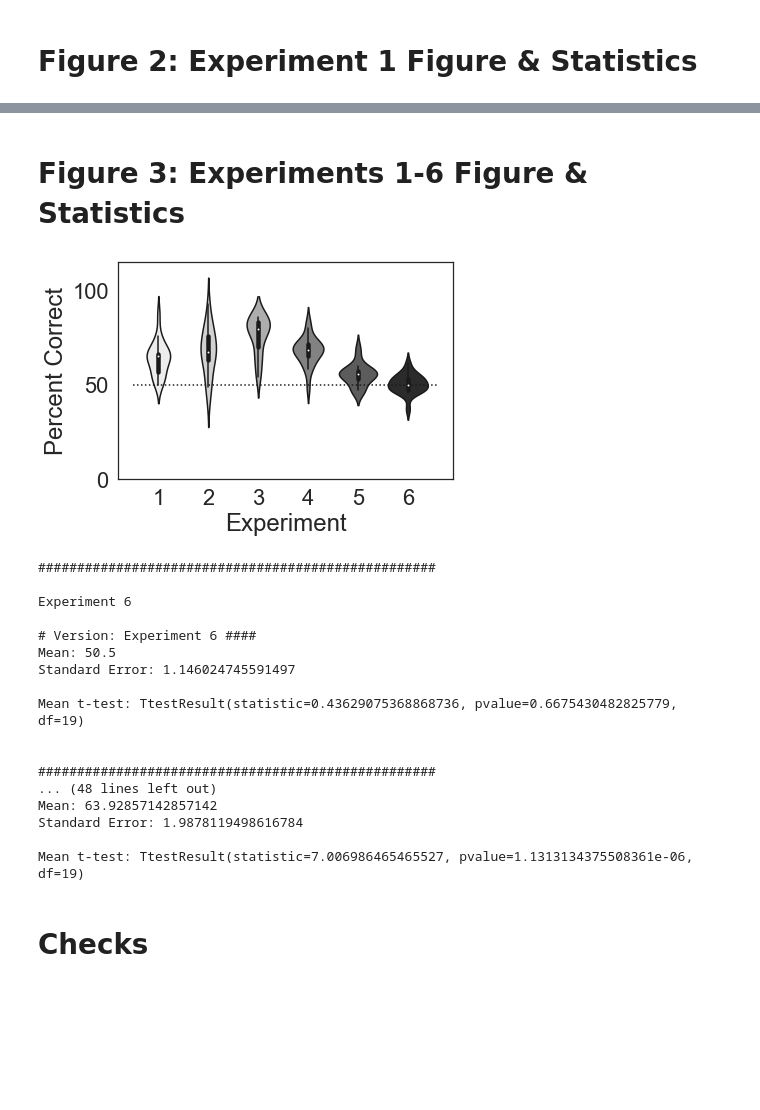
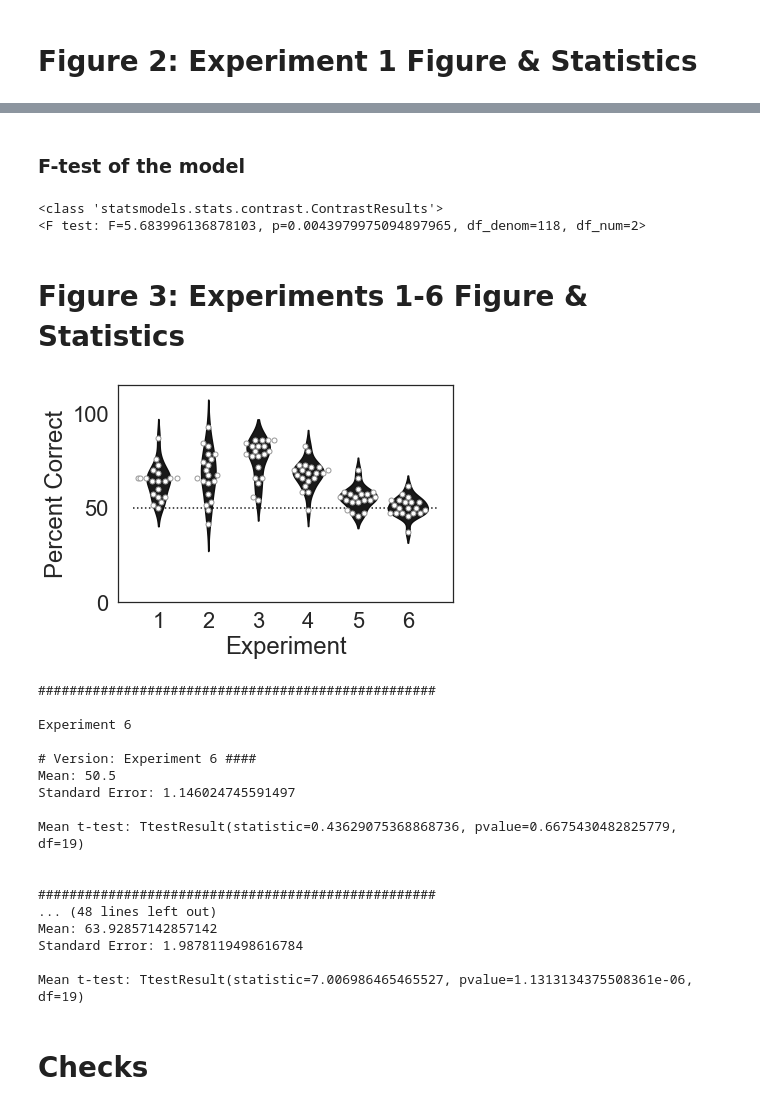
Before and after one commit to KirstensGitHub/predicting_attention, a Jupyter notebook: analysis/exp_1-6_analysis.ipynb, the cells around one changed output, grey strips where cells are left out. Cells and saved outputs as stored; diff of their text form; code cells hidden in the pictures; blank space fills up the shorter version.

```diff
--- a/analysis/exp_1-6_analysis.ipynb
+++ b/analysis/exp_1-6_analysis.ipynb
@@ -295,3 +344,14 @@ Mean t-test: TtestResult(statistic=7.006986465465527, pvalue=1.1313134375508361e
+# %% [markdown]
+### F-test of the model
+# %%
+A = np.identity(len(result.params))
+A = A[1:,:]
+
+# compare our model to a model with
+result.f_test(A)
+# %% [output]
+<class 'statsmodels.stats.contrast.ContrastResults'>
+<F test: F=5.683996136878103, p=0.0043979975094897965, df_denom=118, df_num=2>
 # %% [markdown]
 # Figure 3: Experiments 1-6 Figure & Statistics
 # %%
@@ -305,40 +365,42 @@ mean_plot.loc[mean_plot['version']=='Reverse Order versus Veridical (Image)','Ex
 mean_plot.loc[mean_plot['version']=='Reverse Order versus Veridical (Black)','Experiment']   = 'Experiment 5'
 
 mean_plot.loc[mean_plot['version']=='Horizontal Flip versus Veridical (Black)','Experiment'] = 'Experiment 6'
 
 exp_list = ['Experiment 1','Experiment 2','Experiment 3','Experiment 4','Experiment 5','Experiment 6']
 
-p = sb.violinplot(data=mean_plot[mean_plot['Experiment'].isin(exp_list)],
+ax1 = sb.violinplot(data=mean_plot[mean_plot['Experiment'].isin(exp_list)],
               x='Experiment',y='Percent Correct',
-             order = exp_list,
-                 palette='Greys')
+             order = exp_list, inner=None, color='k')
+ax1 = sb.swarmplot(data=mean_plot[mean_plot['Experiment'].isin(exp_list)],
+              x='Experiment',y='Percent Correct',
+             order = exp_list, color='white', linewidth=1) #linewidth=1
 
-p.set_xticklabels(['1','2','3','4','5','6'])
+ax1.set_xticklabels(['1','2','3','4','5','6'])
 
-p.hlines(50, -.5, 5.6, colors='k', linestyles='dotted')
-p.set_ylim(0,115)
+ax1.hlines(50, -.5, 5.6, colors='k', linestyles='dotted')
+ax1.set_ylim(0,115)
 
 plt.savefig('figures/figure_3.pdf',bbox_inches='tight')
 print(); print(); plt.show(); print()
 
 # Stats for each experiment version
 for e in mean_plot['Experiment'].unique():
     if type(e)==str:
 
         # Stats
         print()
         print('###################################################')
         print()
         print(e)
         print()
         print('# Version: '+e+' ####')
         print('Mean: '+str(mean_plot[mean_plot['Experiment']==e]['Percent Correct'].mean()))
         print('Standard Error: '+str(scipy.stats.sem(mean_plot[mean_plot['Experiment']==e]['Percent Correct'])))
         print()
         print('Mean t-test: '+str(stats.ttest_1samp(a=list(mean_plot[mean_plot['Experiment']==e]['proportion_correct']), popmean=.5)))
         print()
 # %% [output]
-[figure, old version]
+[figure, new version]
 ###################################################
 
 Experiment 6
```
Also changed, not shown: parts of 11 cells of this notebook.
